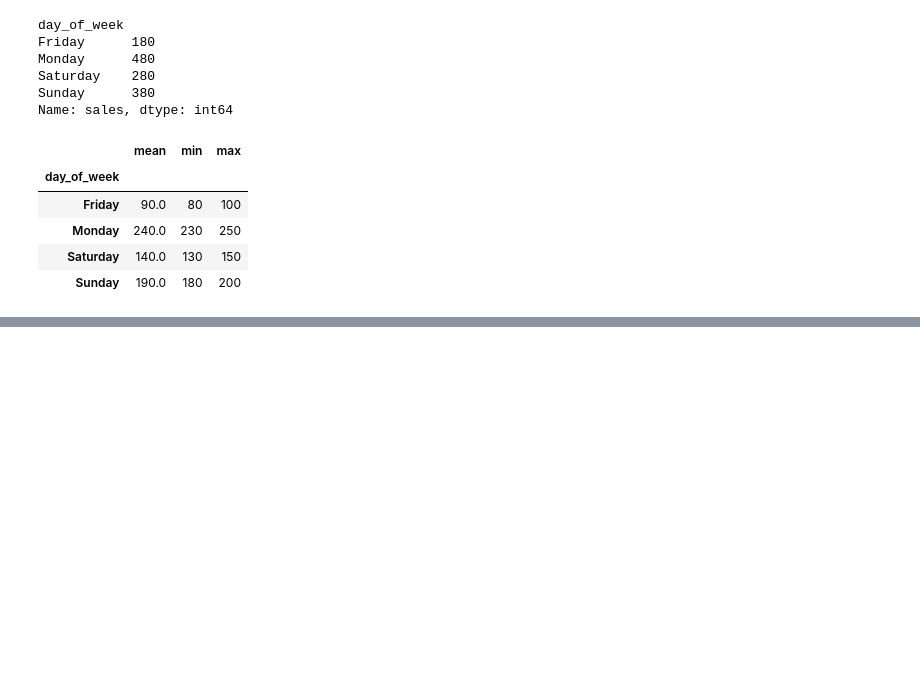
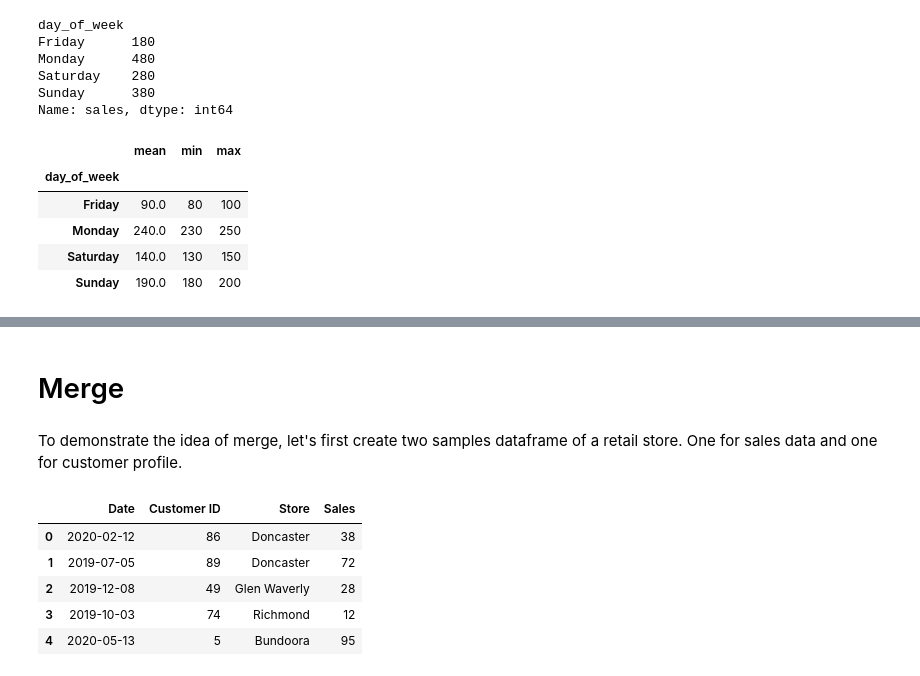
Before and after one commit to Harshraj77/data_science_and_ml_learning, a Jupyter notebook: pandas/zero_to_hero.ipynb, the cells around one changed output, grey strips where cells are left out. Cells and saved outputs as stored; diff of their text form; code cells hidden in the pictures; blank space fills up the shorter version.

```diff
--- a/pandas/zero_to_hero.ipynb
+++ b/pandas/zero_to_hero.ipynb
@@ -762,0 +840,4 @@ df_new.groupby('day_of_week').sales.agg([np.mean,min,max])
+# %% [markdown]
+# Merge
+# %% [markdown]
+To demonstrate the idea of merge, let's first create two samples dataframe of a retail store. One for sales data and one for customer profile.
@@ -762,0 +865,10 @@ df_new.groupby('day_of_week').sales.agg([np.mean,min,max])
+# %%
+# Let's look at sales
+sales.head()
+# %% [output]
+|  | Date | Customer ID | Store | Sales |
+| 0 | 2020-02-12 | 86 | Doncaster | 38 |
+| 1 | 2019-07-05 | 89 | Doncaster | 72 |
+| 2 | 2019-12-08 | 49 | Glen Waverly | 28 |
+| 3 | 2019-10-03 | 74 | Richmond | 12 |
+| 4 | 2020-05-13 | 5 | Bundoora | 95 |
```
Also changed, not shown: parts of 23 cells of this notebook.
